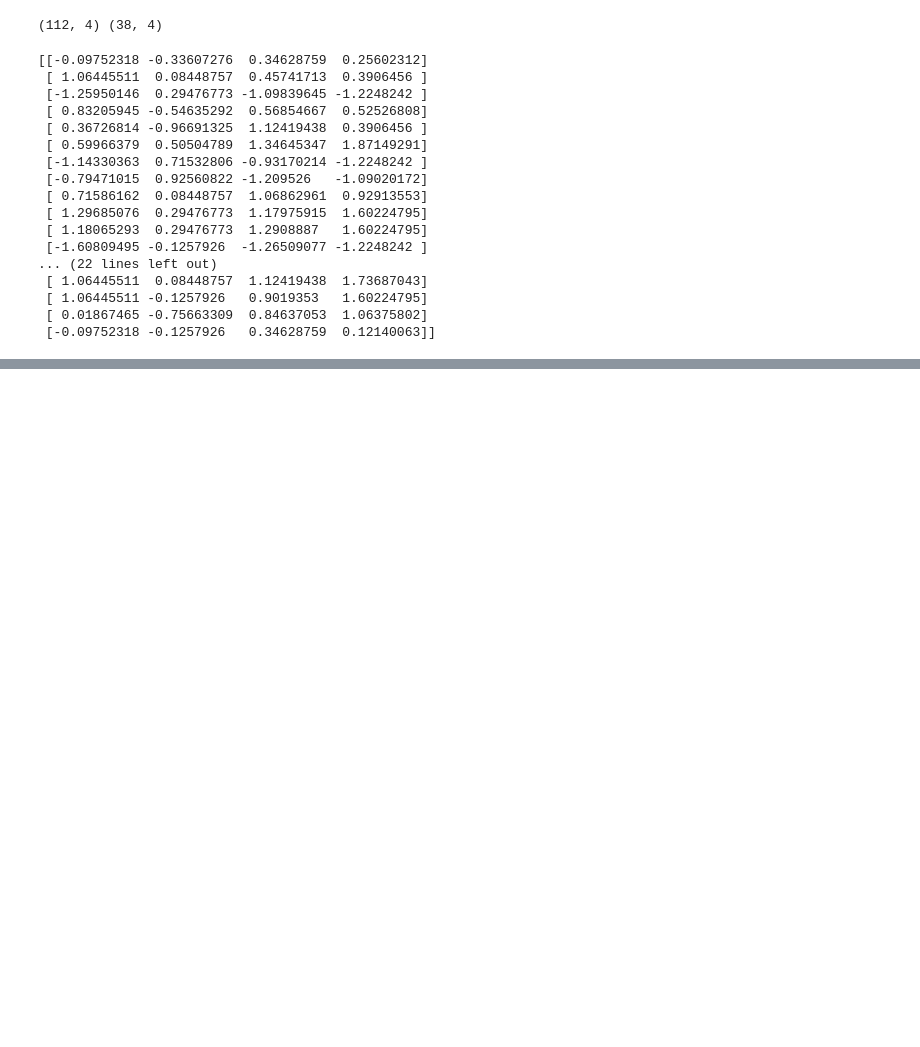
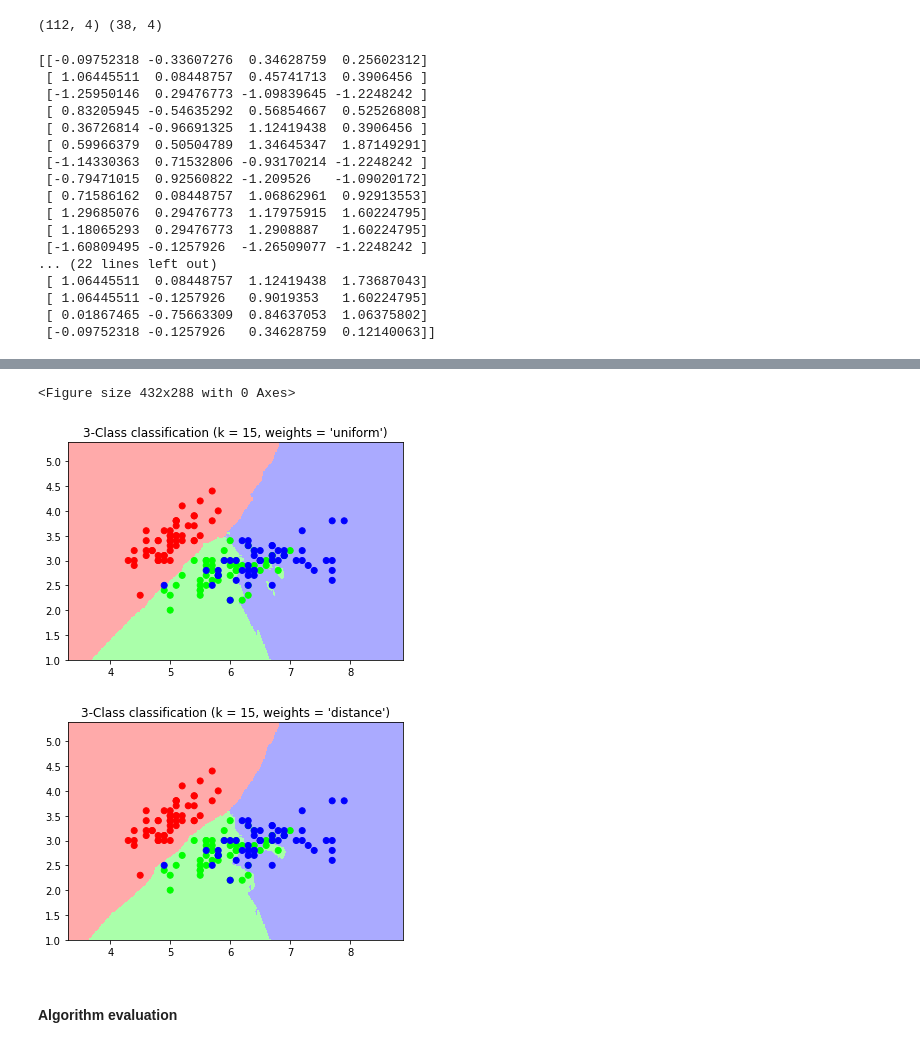
Before and after one commit to lerz30/ML_introduction, a Jupyter notebook: ml_notebook.ipynb, the cells around one changed output, grey strips where cells are left out. Cells and saved outputs as stored; diff of their text form; code cells hidden in the pictures; blank space fills up the shorter version.

Commit message:
First approach to kNN algorithm

```diff
--- a/ml_notebook.ipynb
+++ b/ml_notebook.ipynb
@@ -227,0 +278,9 @@ print(x_test)
+# %%
+%run util_knn.py
+plot_classification_iris()
+# %% [output]
+<Figure size 432x288 with 0 Axes>
+[figure, added]
+[figure, added]
+# %% [markdown]
+#### Algorithm evaluation
```
Also changed, not shown: parts of 9 cells of this notebook, 1 other file.
